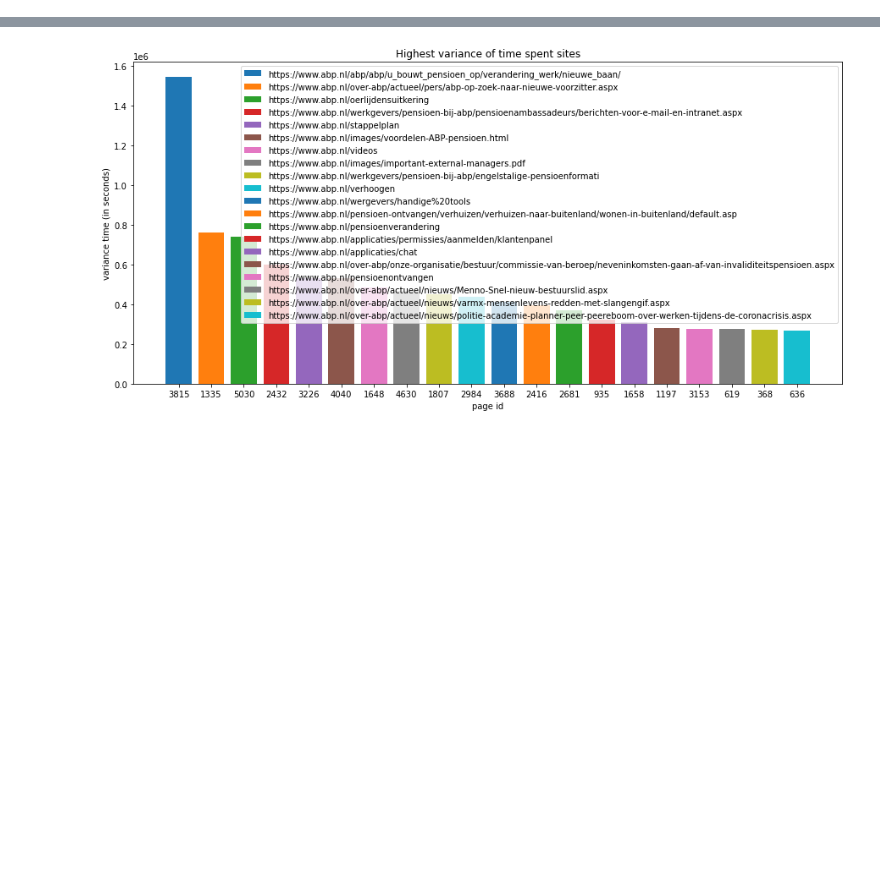
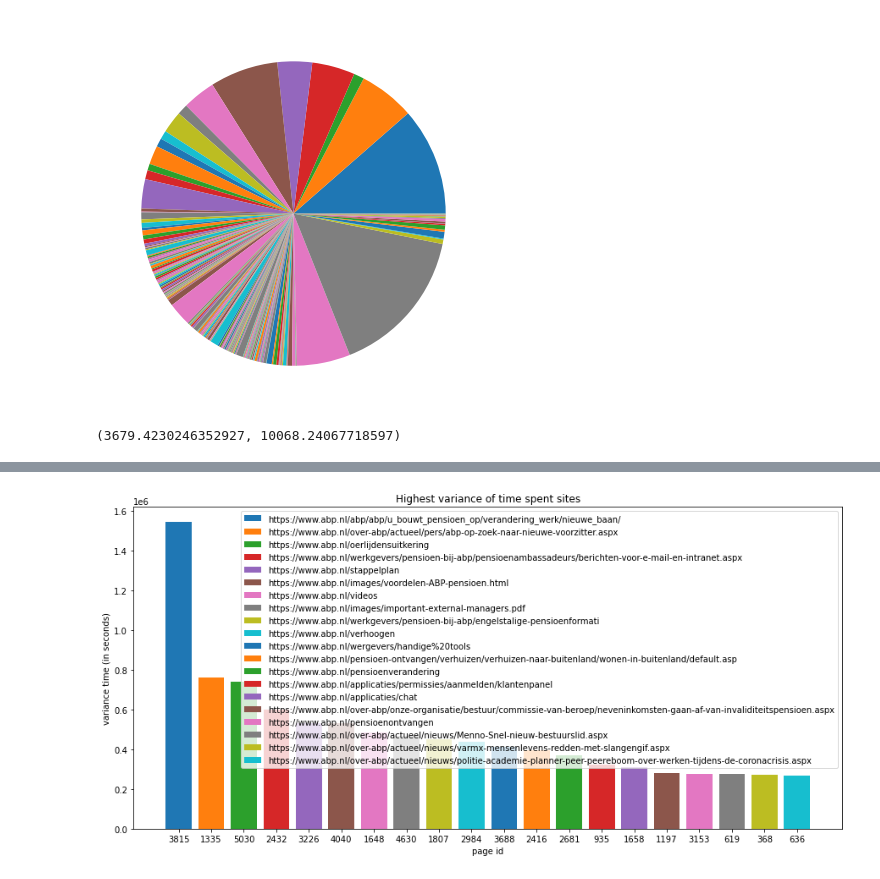
Before and after one commit to MatthewFoster02/3-1-APG-Digital-Exit-Strategy, a Jupyter notebook: src/main/time_spent_visualization.ipynb, the cells around one changed output, grey strips where cells are left out. Drawn from its saved outputs; the diff is of its cells as text; code cells hidden in the pictures; blank space fills up the shorter version.

```diff
--- a/src/main/time_spent_visualization.ipynb
+++ b/src/main/time_spent_visualization.ipynb
@@ -101,3 +103,27 @@ url_references = pd.read_csv(add_address_of_reduced_url(my_address))
 # %%
 # keep this cell separate because it takes time
 info_list = load_time_spent_to_list(len(url_references['id']), df["url_id_path"], df["seconds_spent_path"])
+# %%
+freq_list = get_freq_list(info_list)
+
+fig = plt.subplots(figsize = (15,7))
+
+plt.pie(freq_list)
+plt.savefig('pie_chart_for_freq_of_sites.pdf')
+# %% [output]
+[figure, added]
+# %%
+from scipy.stats import t
+
+freq_list = get_freq_list(info_list, 3679)
+
+m = np.mean(freq_list)
+s = np.std(freq_list)
+dof = len(freq_list)-1
+confidence = 0.95
+
+t_crit = np.abs(t.ppf((1-confidence)/2,dof))
+
+lower, upper = (m-s*t_crit/np.sqrt(len(freq_list)), m+s*t_crit/np.sqrt(len(freq_list)))
+# %% [output]
+(3679.4230246352927, 10068.24067718597)
```
Also changed, not shown: parts of 4 cells of this notebook.
